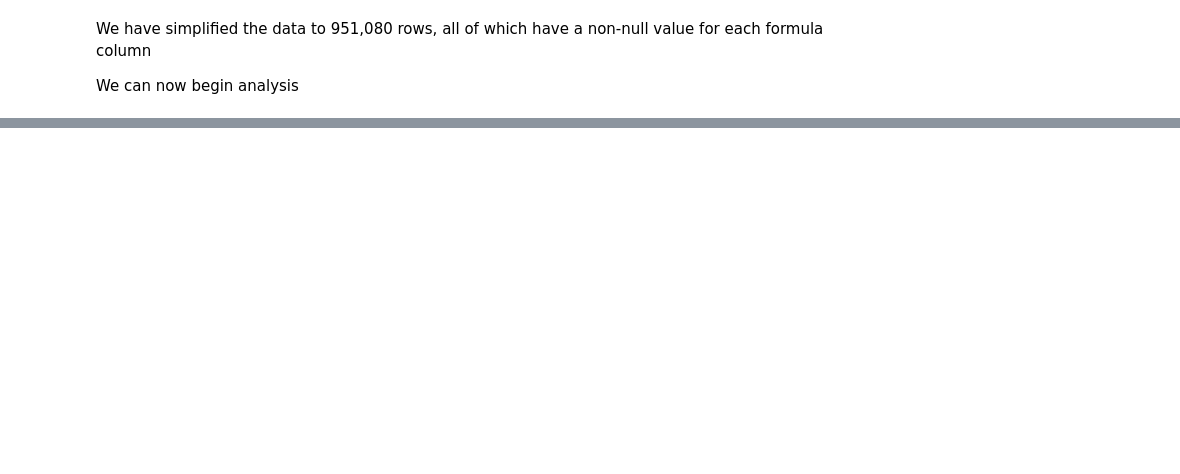
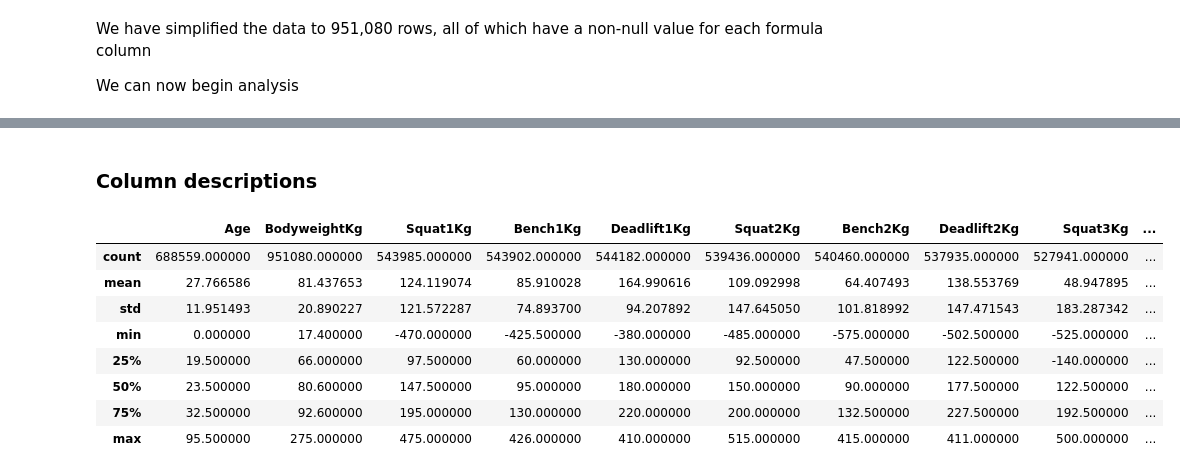
Before and after one commit to Husain-Althagafi/OpenIPF-Analysis, a Jupyter notebook: main.ipynb, the cells around one changed output, grey strips where cells are left out. Saved outputs shown, nothing was run; the diff lists cells and outputs as text; code cells hidden in the pictures; blank space fills up the shorter version.

```diff
--- a/main.ipynb
+++ b/main.ipynb
@@ -31,7 +31,7 @@ import matplotlib.pyplot as plt
 import seaborn as sns
 
 #Load dataset
-dataset_path = r"C:\Users\User\OneDrive\Desktop\codes\IBM data exploration\project\data\openipf-2025-05-24\openipf-2025-05-24-d228cac8.csv"
+dataset_path = r"C:\Users\User\OneDrive\Desktop\codes\IBM data exploration\OpenIPF Analysis\data\openipf-2025-05-24\openipf-2025-05-24-d228cac8.csv"
 df = pd.read_csv(dataset_path)
 
 #Display basic dataset info
@@ -568,0 +610,15 @@ We can now begin analysis
+# %% [markdown]
+### Column descriptions
+# %%
+#describe for numerical cols
+df_key.describe()
+# %% [output]
+|  | Age | BodyweightKg | Squat1Kg | Bench1Kg | Deadlift1Kg | Squat2Kg | Bench2Kg | Deadlift2Kg | Squat3Kg | ... |
+| count | 688559.000000 | 951080.000000 | 543985.000000 | 543902.000000 | 544182.000000 | 539436.000000 | 540460.000000 | 537935.000000 | 527941.000000 | ... |
+| mean | 27.766586 | 81.437653 | 124.119074 | 85.910028 | 164.990616 | 109.092998 | 64.407493 | 138.553769 | 48.947895 | ... |
+| std | 11.951493 | 20.890227 | 121.572287 | 74.893700 | 94.207892 | 147.645050 | 101.818992 | 147.471543 | 183.287342 | ... |
+| min | 0.000000 | 17.400000 | -470.000000 | -425.500000 | -380.000000 | -485.000000 | -575.000000 | -502.500000 | -525.000000 | ... |
+| 25% | 19.500000 | 66.000000 | 97.500000 | 60.000000 | 130.000000 | 92.500000 | 47.500000 | 122.500000 | -140.000000 | ... |
+| 50% | 23.500000 | 80.600000 | 147.500000 | 95.000000 | 180.000000 | 150.000000 | 90.000000 | 177.500000 | 122.500000 | ... |
+| 75% | 32.500000 | 92.600000 | 195.000000 | 130.000000 | 220.000000 | 200.000000 | 132.500000 | 227.500000 | 192.500000 | ... |
+| max | 95.500000 | 275.000000 | 475.000000 | 426.000000 | 410.000000 | 515.000000 | 415.000000 | 411.000000 | 500.000000 | ... |
```
Also changed, not shown: parts of 5 cells of this notebook.
